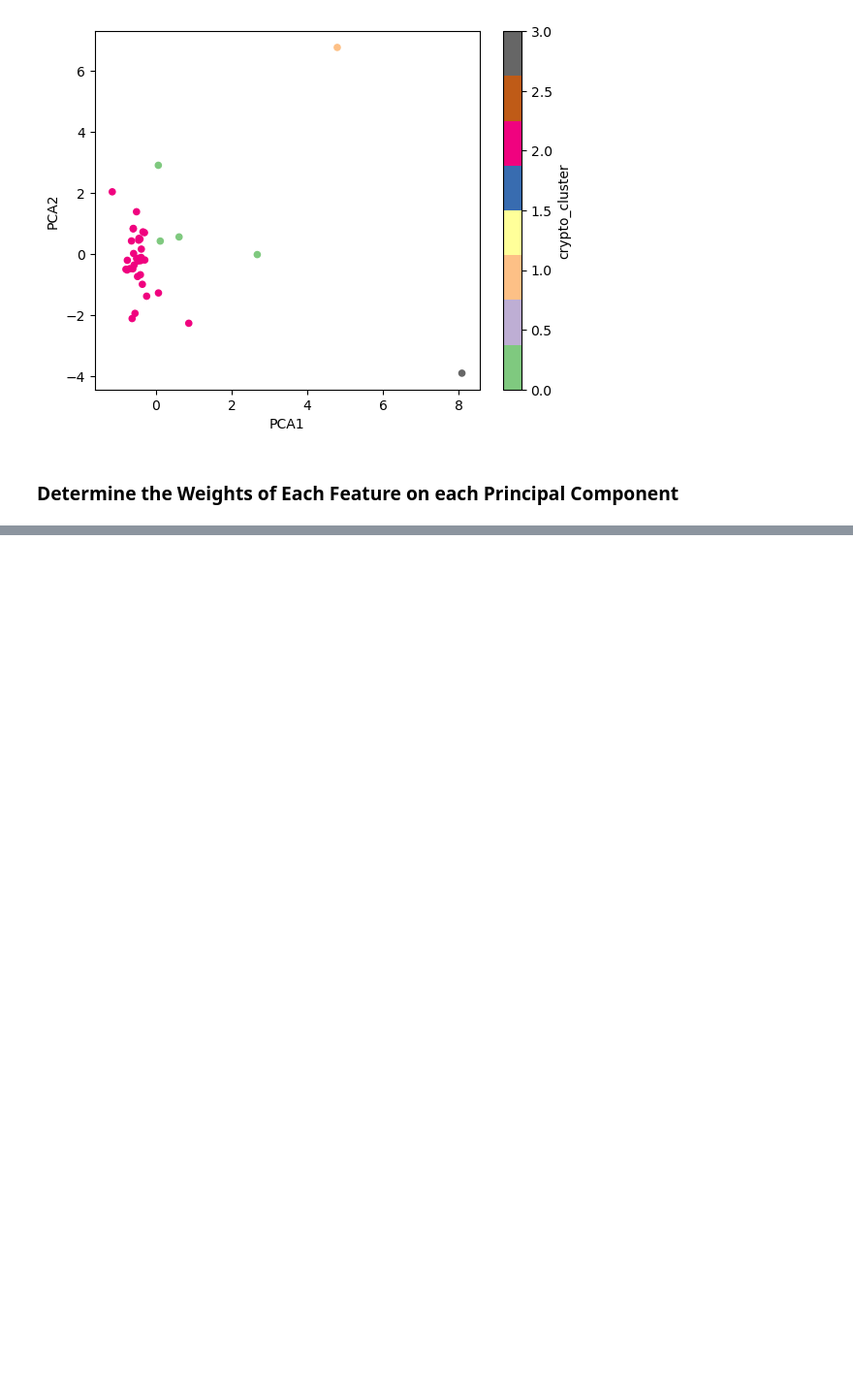
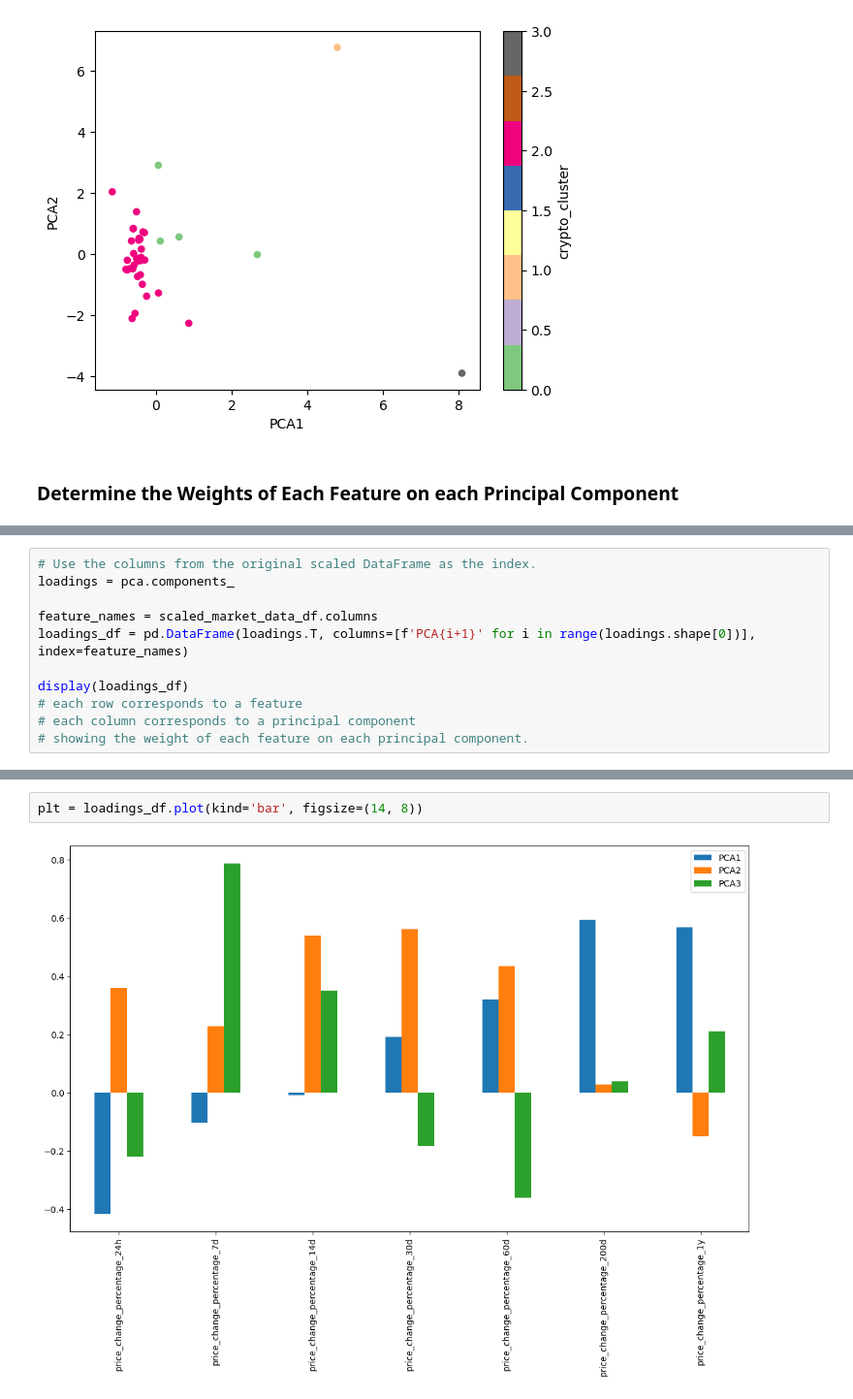
Before and after one commit to KArawattigi/CryptoClustering, a Jupyter notebook: Crypto_Clustering.ipynb, the cells around one changed output, grey strips where cells are left out. Shown at 97% size. Saved outputs shown, nothing was run; the diff lists cells and outputs as text; blank space fills up the shorter version.

```diff
--- a/Crypto_Clustering.ipynb
+++ b/Crypto_Clustering.ipynb
@@ -382,0 +375,11 @@ pca_md_predictions_df.plot.scatter(
+# %%
+# Use the columns from the original scaled DataFrame as the index.
+loadings = pca.components_
+
+feature_names = scaled_market_data_df.columns
+loadings_df = pd.DataFrame(loadings.T, columns=[f'PCA{i+1}' for i in range(loadings.shape[0])], index=feature_names)
+
+display(loadings_df)
+# each row corresponds to a feature
+# each column corresponds to a principal component
+# showing the weight of each feature on each principal component.
@@ -382,0 +395,4 @@ pca_md_predictions_df.plot.scatter(
+# %%
+plt = loadings_df.plot(kind='bar', figsize=(14, 8))
+# %% [output]
+[figure, added]
```
Also changed, not shown: parts of 5 cells of this notebook.
